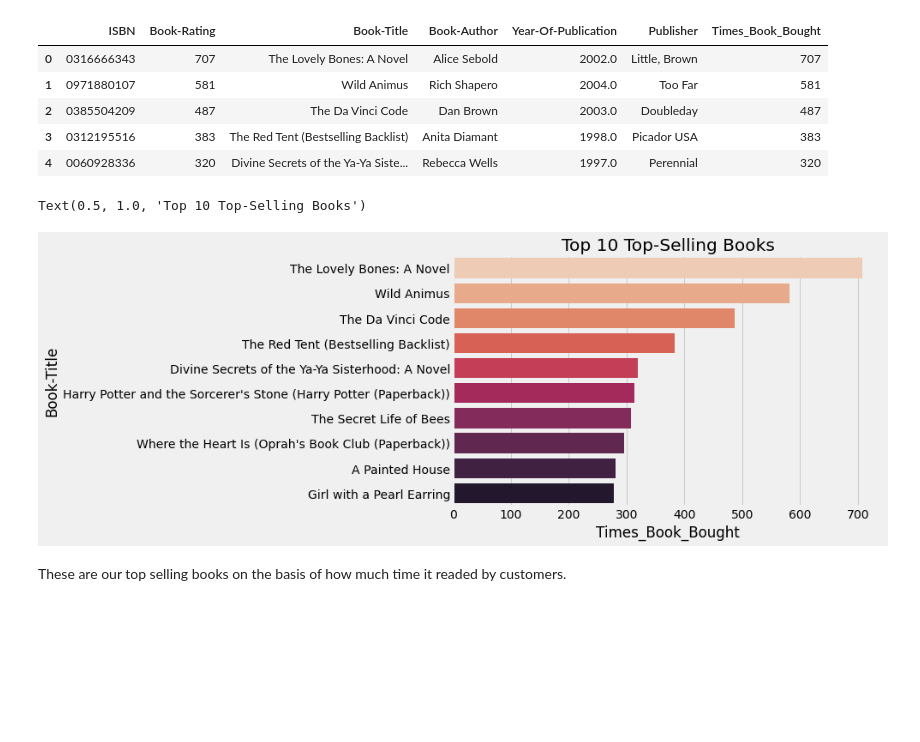
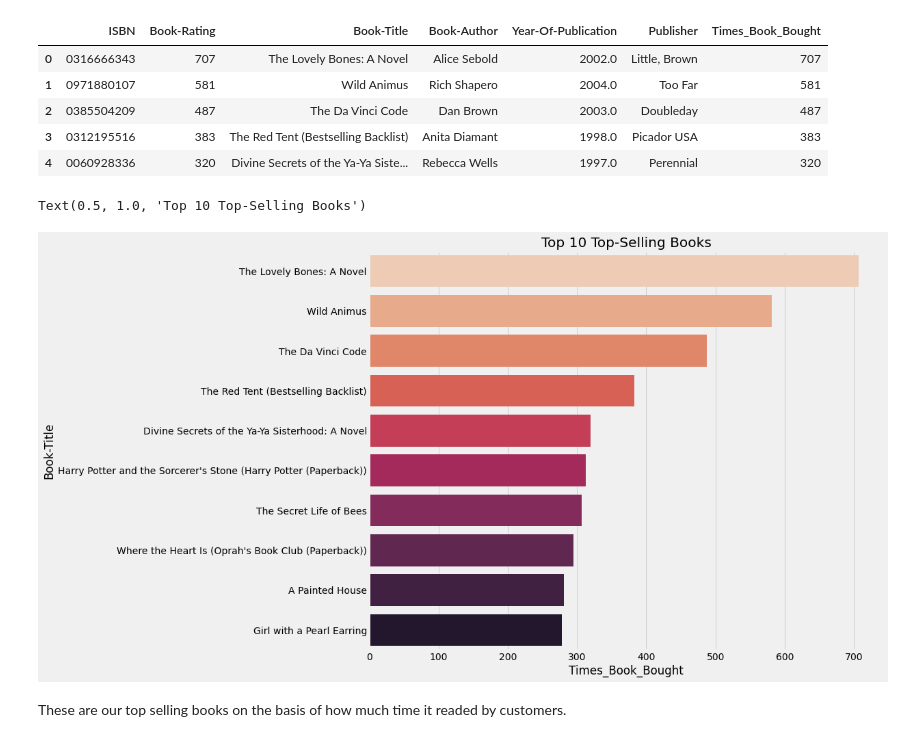
Before and after one commit to bindukovvada/Book-Recommendation-System, a Jupyter notebook: Team_Book_Recommendation_System.ipynb, the cells around one changed output. Saved outputs shown, nothing was run; the diff lists cells and outputs as text; code cells hidden in the pictures; blank space fills up the shorter version.

```diff
--- a/Team_Book_Recommendation_System.ipynb
+++ b/Team_Book_Recommendation_System.ipynb
@@ -593,12 +612,12 @@ top_selling_books_summary.head(5)
 # %%
 #countplot for Most read books
 plt.style.use('fivethirtyeight')
-plt.figure(figsize=(8,5))
+plt.figure(figsize=(12,10))
 sns.barplot(y='Book-Title',x='Times_Book_Bought',data=top_selling_books_summary.head(10), palette='rocket_r')
 plt.title('Top 10 Top-Selling Books')
 # %% [output]
 Text(0.5, 1.0, 'Top 10 Top-Selling Books')
-[figure, old version]
+[figure, new version]
 # %% [markdown]
 These are our top selling books on the basis of how much time it readed by customers.
 # %% [markdown]
```
Also changed, not shown: parts of 172 cells of this notebook.
